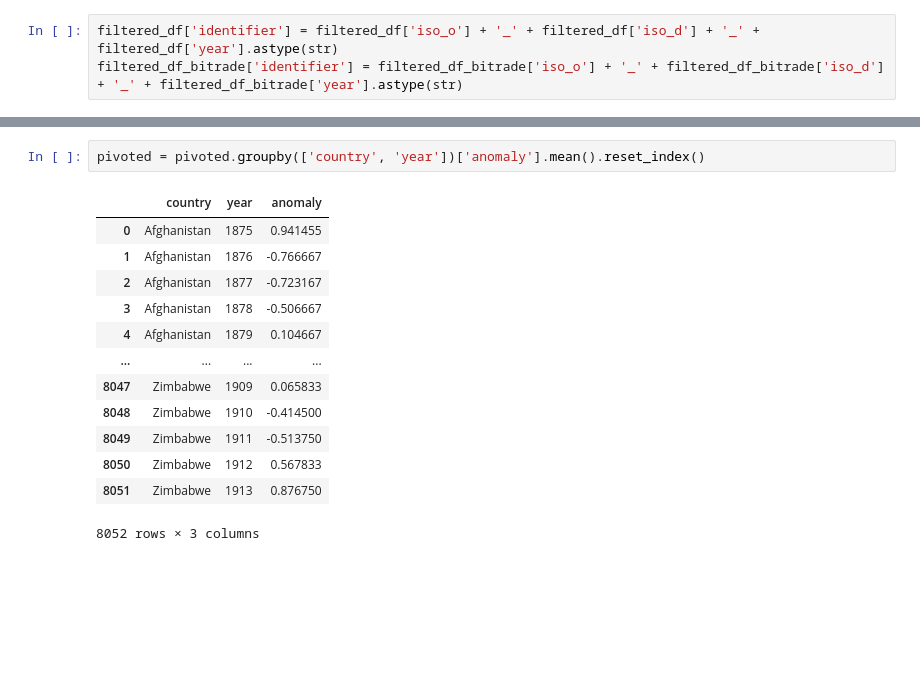
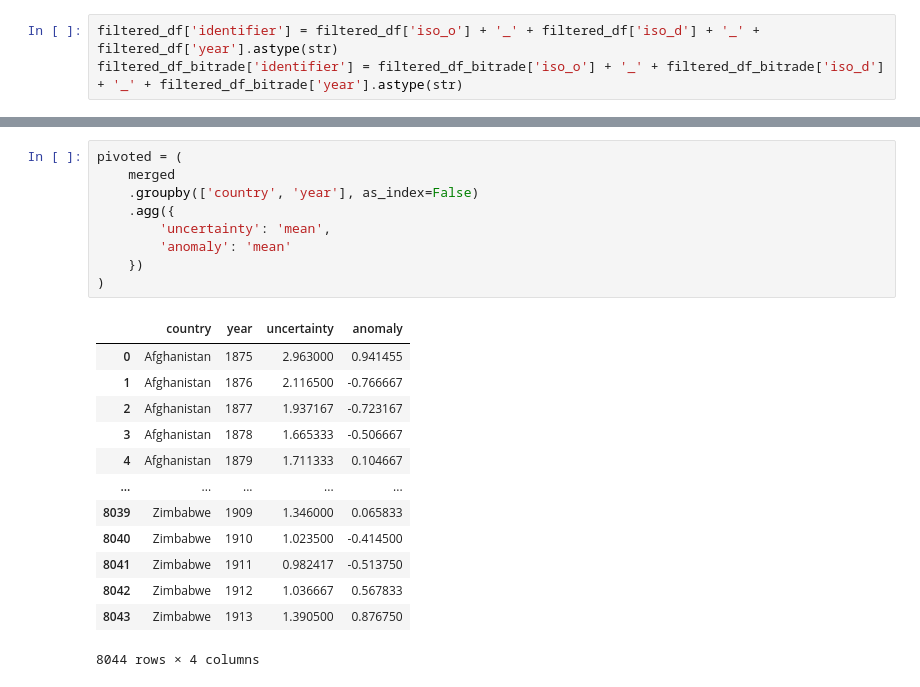
Before and after one commit to kabeerbora/1st_global, a Jupyter notebook: 1st_global.ipynb, the cells around one changed output, grey strips where cells are left out. Cells and saved outputs as stored; diff of their text form; blank space fills up the shorter version.

```diff
--- a/1st_global.ipynb
+++ b/1st_global.ipynb
@@ -1290,18 +1310,25 @@ else:
 # %%
-pivoted = pivoted.groupby(['country', 'year'])['anomaly'].mean().reset_index()
+pivoted = (
+    merged
+    .groupby(['country', 'year'], as_index=False)
+    .agg({
+        'uncertainty': 'mean',
+        'anomaly': 'mean'
+    })
+)
 # %% [output]
-|  | country | year | anomaly |
-| 0 | Afghanistan | 1875 | 0.941455 |
-| 1 | Afghanistan | 1876 | -0.766667 |
-| 2 | Afghanistan | 1877 | -0.723167 |
-| 3 | Afghanistan | 1878 | -0.506667 |
-| 4 | Afghanistan | 1879 | 0.104667 |
-| ... | ... | ... | ... |
-| 8047 | Zimbabwe | 1909 | 0.065833 |
-| 8048 | Zimbabwe | 1910 | -0.414500 |
-| 8049 | Zimbabwe | 1911 | -0.513750 |
-| 8050 | Zimbabwe | 1912 | 0.567833 |
-| 8051 | Zimbabwe | 1913 | 0.876750 |
+|  | country | year | uncertainty | anomaly |
+| 0 | Afghanistan | 1875 | 2.963000 | 0.941455 |
+| 1 | Afghanistan | 1876 | 2.116500 | -0.766667 |
+| 2 | Afghanistan | 1877 | 1.937167 | -0.723167 |
+| 3 | Afghanistan | 1878 | 1.665333 | -0.506667 |
+| 4 | Afghanistan | 1879 | 1.711333 | 0.104667 |
+| ... | ... | ... | ... | ... |
+| 8039 | Zimbabwe | 1909 | 1.346000 | 0.065833 |
+| 8040 | Zimbabwe | 1910 | 1.023500 | -0.414500 |
+| 8041 | Zimbabwe | 1911 | 0.982417 | -0.513750 |
+| 8042 | Zimbabwe | 1912 | 1.036667 | 0.567833 |
+| 8043 | Zimbabwe | 1913 | 1.390500 | 0.876750 |
-8052 rows × 3 columns
+8044 rows × 4 columns
 # %%
 all_unique_country = pd.unique(pivoted[['country']].values.ravel('K'))
```
Also changed, not shown: parts of 9 cells of this notebook.
